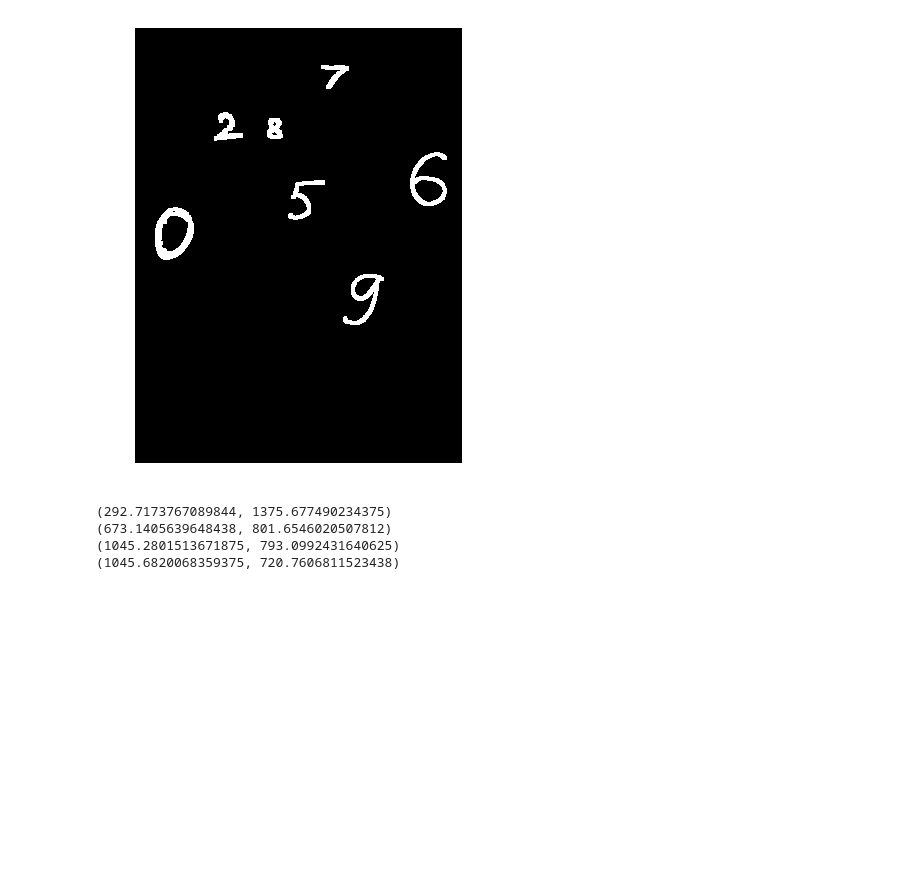
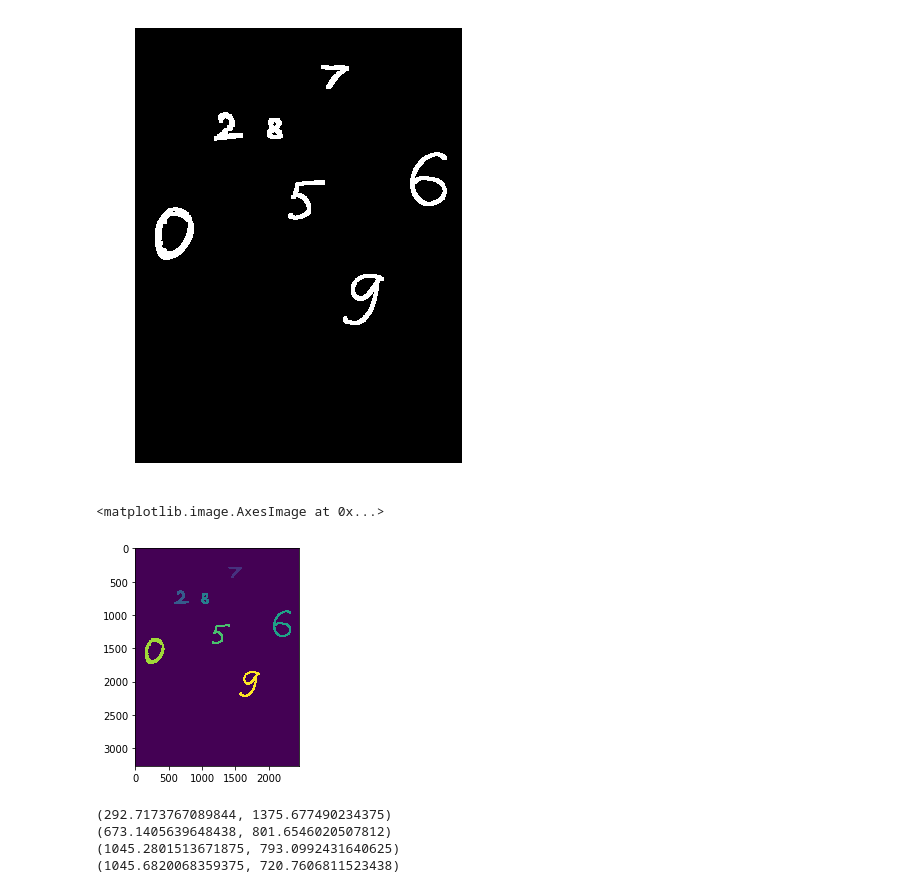
Before and after one commit to devforfu/pytorch_playground, a Jupyter notebook: pipeline.ipynb, the cells around one changed output. Saved outputs shown, nothing was run; the diff lists cells and outputs as text; code cells hidden in the pictures; blank space fills up the shorter version.

```diff
--- a/pipeline.ipynb
+++ b/pipeline.ipynb
@@ -45,6 +43,13 @@ show(transformed)
 # %% [output]
 <matplotlib.axes._subplots.AxesSubplot at 0x...>
 [figure]
+# %%
+n, labels = cv.connectedComponents(transformed)
+# %%
+plt.imshow(labels)
+# %% [output]
+<matplotlib.image.AxesImage at 0x...>
+[figure, added]
 # %%
 params = cv.SimpleBlobDetector_Params()
 params.filterByArea = True
```
Also changed, not shown: parts of 1 cell of this notebook, 5 other files.
